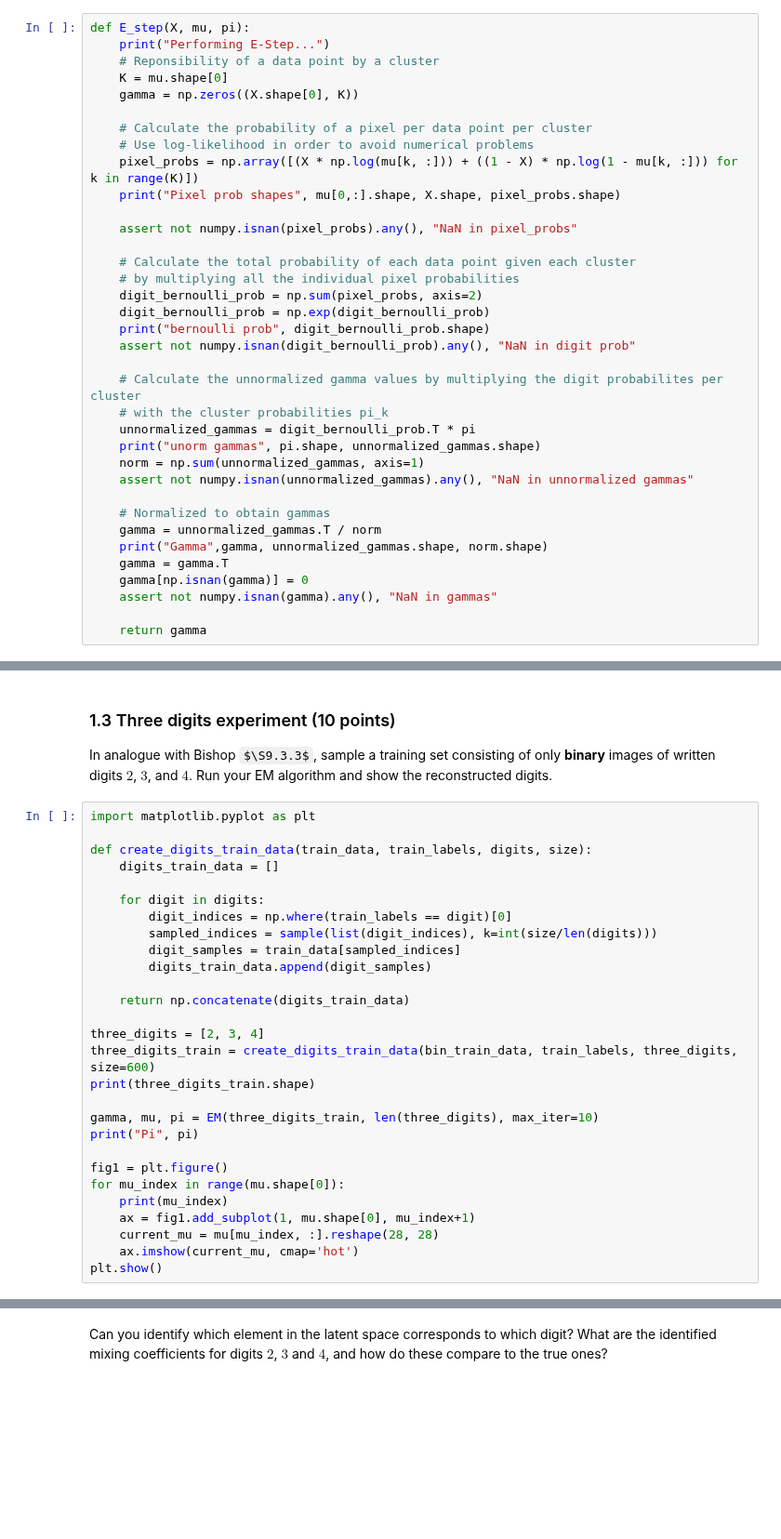
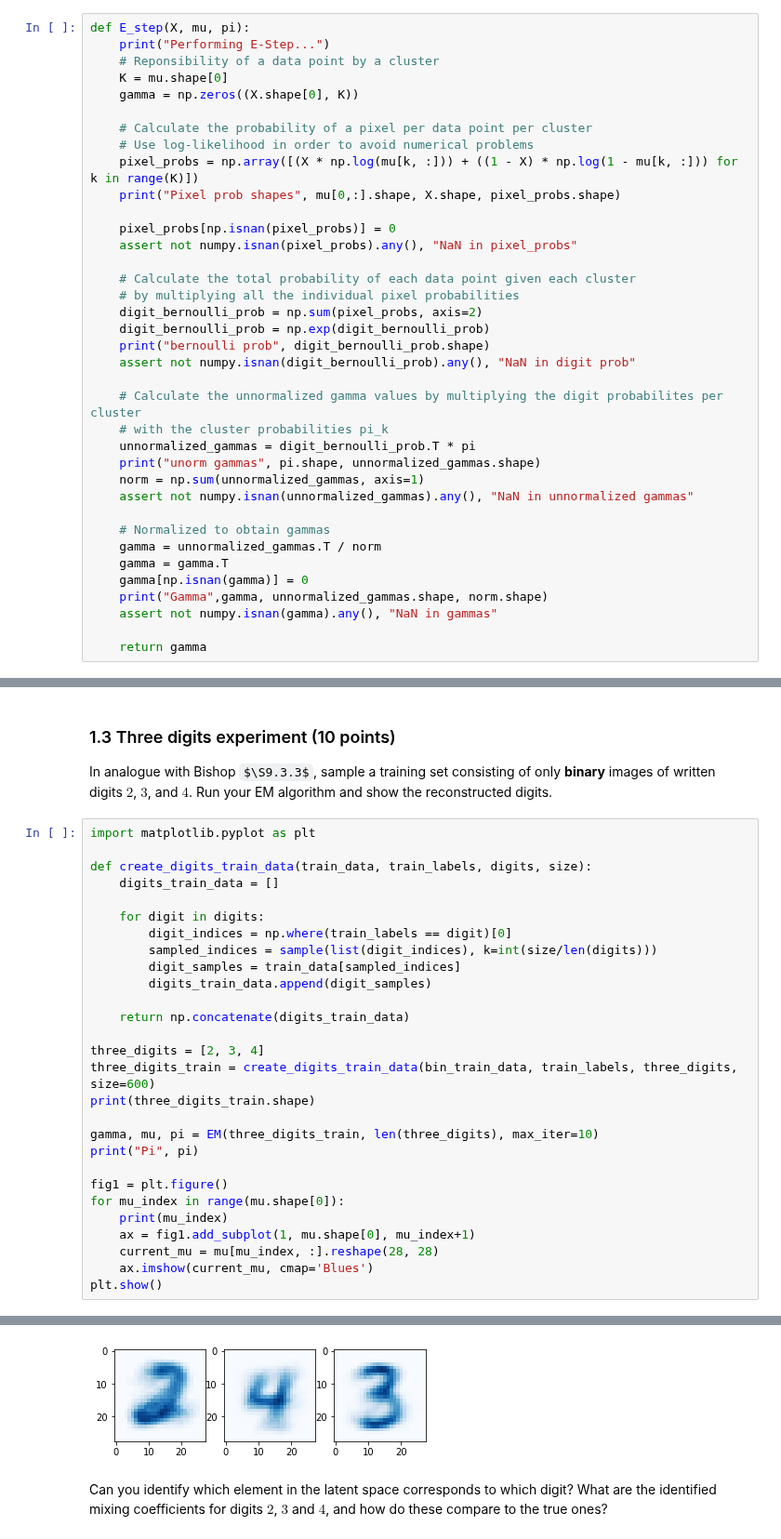
Before and after one commit to Kaleidophon/bayesian-buffalo, a Jupyter notebook: lab3/lab3.ipynb, the cells around one changed output, grey strips where cells are left out. Shown at 93% size. Drawn from its saved outputs; the diff is of its cells as text; some formulas as TeX source; blank space fills up the shorter version.

```diff
--- a/lab3/lab3.ipynb
+++ b/lab3/lab3.ipynb
@@ -139,6 +139,7 @@ def E_step(X, mu, pi):
     pixel_probs = np.array([(X * np.log(mu[k, :])) + ((1 - X) * np.log(1 - mu[k, :])) for k in range(K)])
     print("Pixel prob shapes", mu[0,:].shape, X.shape, pixel_probs.shape)
 
+    pixel_probs[np.isnan(pixel_probs)] = 0
     assert not numpy.isnan(pixel_probs).any(), "NaN in pixel_probs"
 
     # Calculate the total probability of each data point given each cluster
@@ -157,9 +158,9 @@ def E_step(X, mu, pi):
 
     # Normalized to obtain gammas
     gamma = unnormalized_gammas.T / norm
-    print("Gamma",gamma, unnormalized_gammas.shape, norm.shape)
     gamma = gamma.T
     gamma[np.isnan(gamma)] = 0
+    print("Gamma",gamma, unnormalized_gammas.shape, norm.shape)
     assert not numpy.isnan(gamma).any(), "NaN in gammas"
 
     return gamma
@@ -304,7 +307,7 @@ for mu_index in range(mu.shape[0]):
     print(mu_index)
     ax = fig1.add_subplot(1, mu.shape[0], mu_index+1)
     current_mu = mu[mu_index, :].reshape(28, 28)
-    ax.imshow(current_mu, cmap='hot')
+    ax.imshow(current_mu, cmap='Blues')
 plt.show()
 # %% [output]
 (600, 784)
@@ -328,3 +347,4 @@ AssertionError: NaN in pixel_probs
+[figure, added]
 # %% [markdown]
 Can you identify which element in the latent space corresponds to which digit? What are the identified mixing coefficients for digits $2$, $3$ and $4$, and how do these compare to the true ones?
 # %% [markdown]
```
Also changed, not shown: parts of 2 cells of this notebook.
